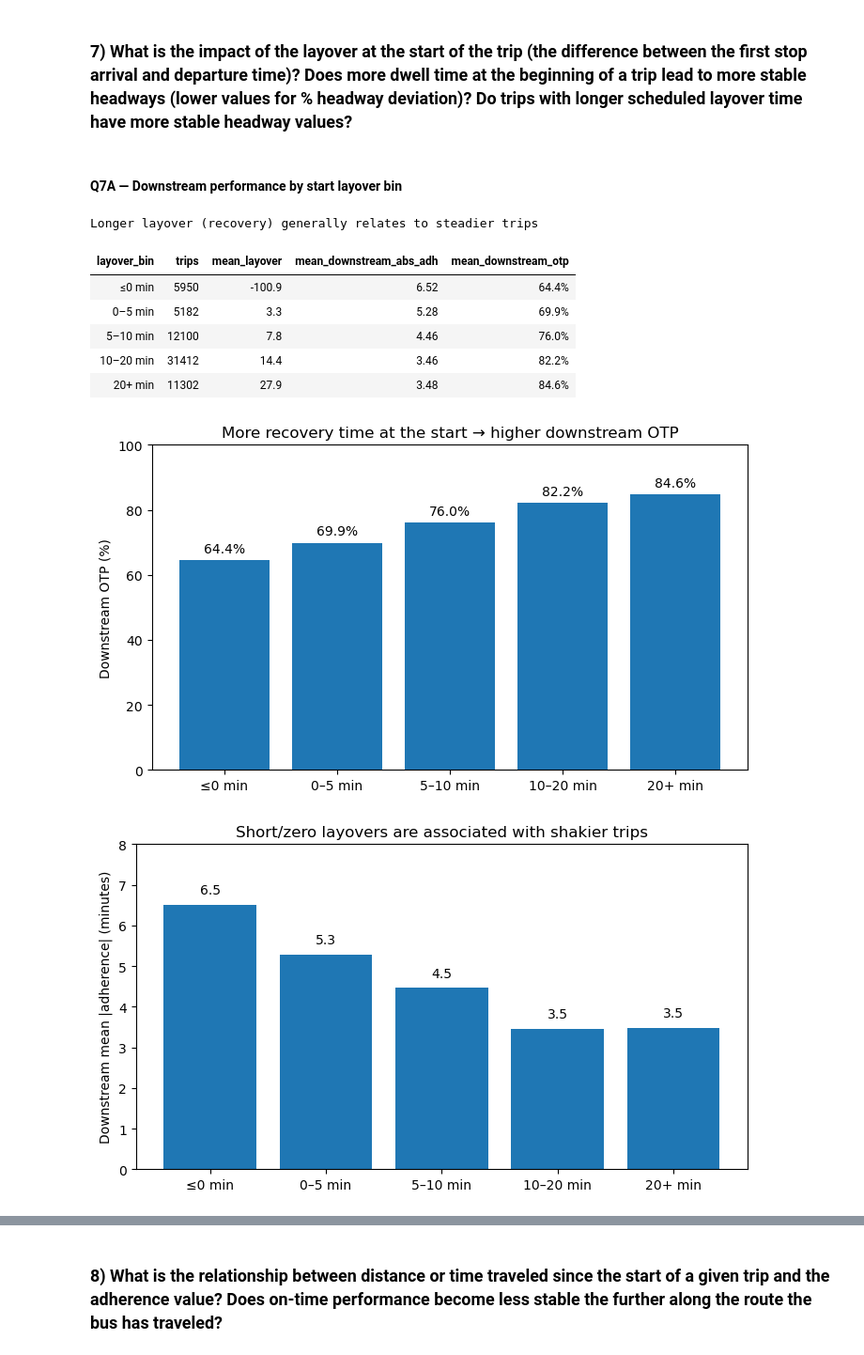
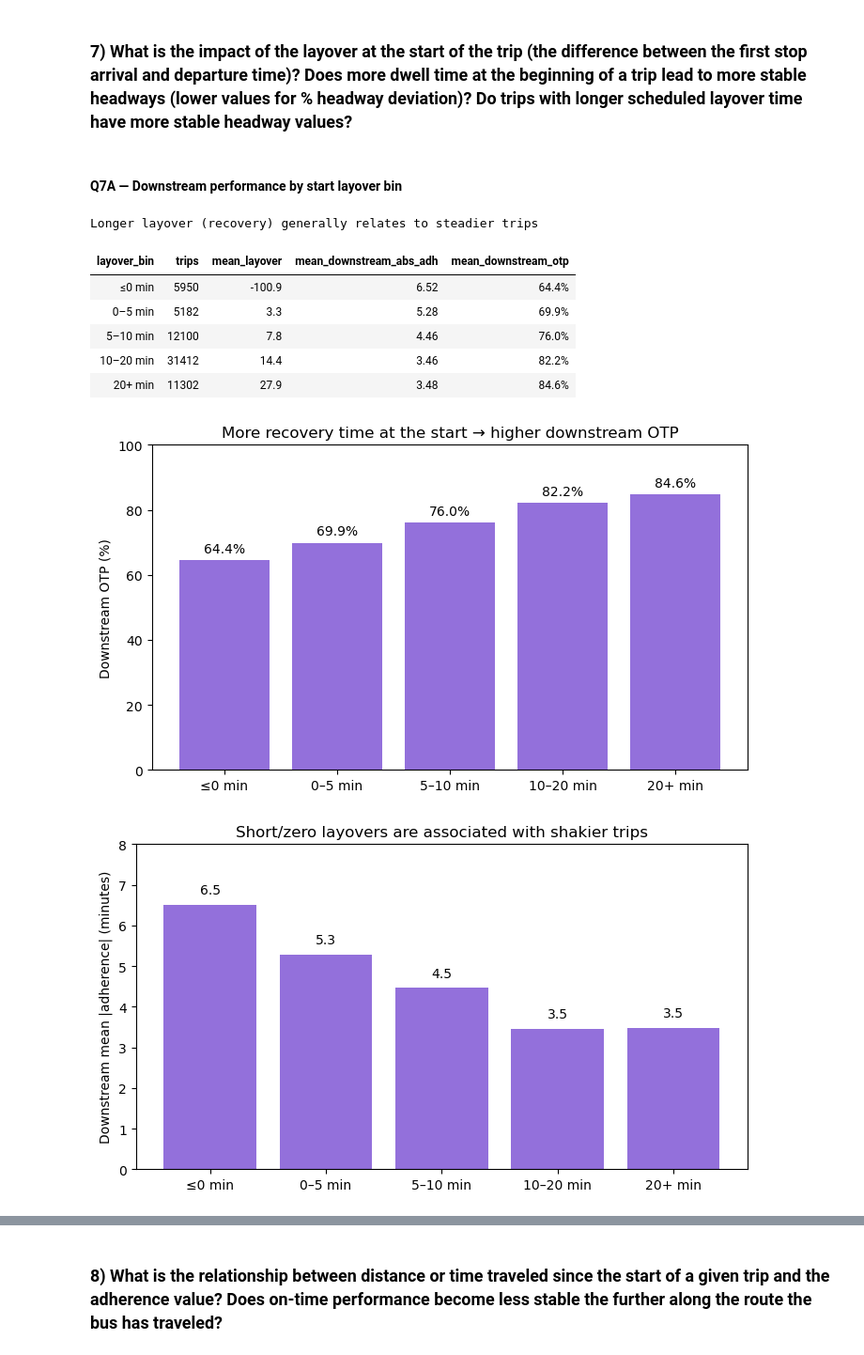
Before and after one commit to NewForce-Cohort-11-Data/wego-brake-it-easy, a Jupyter notebook: notebooks/WeGo-brake-it-easy-mclphlps3.ipynb, the cells around one changed output, grey strips where cells are left out. Shown at 94% size. Saved outputs shown, nothing was run; the diff lists cells and outputs as text; code cells hidden in the pictures.

```diff
--- a/notebooks/WeGo-brake-it-easy-mclphlps3.ipynb
+++ b/notebooks/WeGo-brake-it-easy-mclphlps3.ipynb
@@ -1435,7 +1435,7 @@ else:
             plt.figure(figsize=(8, 4.5))
             adh.dropna().plot(kind="hist", bins=45)
             plt.title("Adherence Distribution (clipped to [-30, +15] minutes)")
-            plt.xlabel("Adherence (minutes; negative = early, positive = late)")
+            plt.xlabel("Adherence (minutes; negative = late, positive = early)")
             plt.ylabel("Count")
             plt.tight_layout()
             plt.show()
@@ -2264,7 +2283,7 @@ else:
             # 1) Histogram of RATIO r (clipped for readability) + band markers
             plt.figure(figsize=(8.8, 4.2))
             vals = r.clip(0, 3.0).to_numpy()
-            plt.hist(vals, bins=45)
+            plt.hist(vals, bins=45, color="mediumpurple")
             plt.title("Headway Ratio (Actual / Scheduled) — Distribution")
             plt.xlabel("Ratio (1.0 = on target)")
             plt.ylabel("Count")
@@ -2276,7 +2295,7 @@ else:
             # 2) Overall band shares
             plt.figure(figsize=(7.8, 3.8))
             y = overall_bands.set_index("band")["share"].reindex(band_order)
-            plt.bar(y.index.astype(str), y.values)
+            plt.bar(y.index.astype(str), y.values, color="mediumpurple")
             plt.title("WeGo Headway Bands — Overall Share of Observations")
             plt.ylabel("Share of observations")
             plt.xticks(rotation=15, ha="right")
@@ -2477,7 +2496,7 @@ else:
             # 1) Histogram of RATIO r (clipped for readability) + band markers
             plt.figure(figsize=(8.8, 4.2))
             vals = r.clip(0, 3.0).to_numpy()
-            plt.hist(vals, bins=45)
+            plt.hist(vals, bins=45, color="mediumpurple")
             plt.title("Headway Ratio (Actual / Scheduled) — Distribution")
             plt.xlabel("Ratio (1.0 = on target)")
             plt.ylabel("Count")
@@ -2489,7 +2508,7 @@ else:
             # 2) Overall band shares
             plt.figure(figsize=(7.8, 3.8))
             y = overall_bands.set_index("band")["share"].reindex(band_order)
-            plt.bar(y.index.astype(str), y.values)
+            plt.bar(y.index.astype(str), y.values, color="mediumpurple")
             plt.title("WeGo Headway Bands — Overall Share of Observations")
             plt.ylabel("Share of observations")
             plt.xticks(rotation=15, ha="right")
@@ -2776,7 +2795,7 @@ except Exception:
 # ---------- Visuals: two simple bar charts ----------
 # 1) Downstream OTP by bin
 plt.figure(figsize=(7.2,4.2))
-plt.bar(t_bins["layover_bin"].astype(str), t_bins["mean_downstream_otp"]*100)
+plt.bar(t_bins["layover_bin"].astype(str), t_bins["mean_downstream_otp"]*100, color="mediumpurple")
 plt.ylim(0, 100)
 plt.ylabel("Downstream OTP (%)")
 plt.title("More recovery time at the start → higher downstream OTP")
@@ -2787,7 +2806,7 @@ plt.show()
 
 # 2) Downstream mean |adherence| by bin
 plt.figure(figsize=(7.2,4.2))
-plt.bar(t_bins["layover_bin"].astype(str), t_bins["mean_downstream_abs_adh"])
+plt.bar(t_bins["layover_bin"].astype(str), t_bins["mean_downstream_abs_adh"], color="mediumpurple")
 plt.ylabel("Downstream mean |adherence| (minutes)")
 plt.title("Short/zero layovers are associated with shakier trips")
 for x, y in zip(t_bins["layover_bin"].astype(str), t_bins["mean_downstream_abs_adh"]):
@@ -2802,35 +2821,35 @@ def _get(tbl, col, key):
     try:
         return float(tbl.loc[tbl["layover_bin"]==key, col].iloc[0])
     except Exception:
         return np.nan
 
 otp_zero   = _get(t_bins, "mean_downstream_otp", "≤0 min")
 otp_10_20  = _get(t_bins, "mean_downstream_otp", "10–20 min")
 abs_zero   = _get(t_bins, "mean_downstream_abs_adh", "≤0 min")
 abs_10_20  = _get(t_bins, "mean_downstream_abs_adh", "10–20 min")
 
 bullets = [
     "Think of **layover** as *recovery time* at the terminal before a bus leaves.",
     "Trips with **a few minutes of layover** tend to stay steadier and more on-time than those with **zero or negative layover**.",
     (f"Example: OTP improves from **{otp_zero*100:.1f}%** (≤0 min) to **{otp_10_20*100:.1f}%** (10–20 min).")
         if pd.notna(otp_zero) and pd.notna(otp_10_20) else None,
     (f"Average deviation drops from **{abs_zero:.1f} min** (≤0 min) to **{abs_10_20:.1f} min** (10–20 min).")
         if pd.notna(abs_zero) and pd.notna(abs_10_20) else None,
     "Operational takeaway: **protect 10–20 minutes of recovery time** where feasible. "
     "Very short/zero layovers leave no time to ‘reset’, so delay carries into the trip."
 ]
 display(Markdown("### Q7 — What this means (for non-technical audiences)\n" + "\n".join(f"- {b}" for b in bullets if b)))
 # %% [output]
 #### Q7A — Downstream performance by start layover bin
 Longer layover (recovery) generally relates to steadier trips
 | layover_bin | trips | mean_layover | mean_downstream_abs_adh | mean_downstream_otp |
 | ≤0 min | 5950 | -100.9 | 6.52 | 64.4% |
 | 0–5 min | 5182 | 3.3 | 5.28 | 69.9% |
 | 5–10 min | 12100 | 7.8 | 4.46 | 76.0% |
 | 10–20 min | 31412 | 14.4 | 3.46 | 82.2% |
 | 20+ min | 11302 | 27.9 | 3.48 | 84.6% |
-[figure, old version]
+[figure, new version]
-[figure, old version]
+[figure, new version]
 ### Q7 — What this means (for non-technical audiences)
 - Think of **layover** as *recovery time* at the terminal before a bus leaves.
 - Trips with **a few minutes of layover** tend to stay steadier and more on-time than those with **zero or negative layover**.
```
Also changed, not shown: parts of 5 cells of this notebook.
